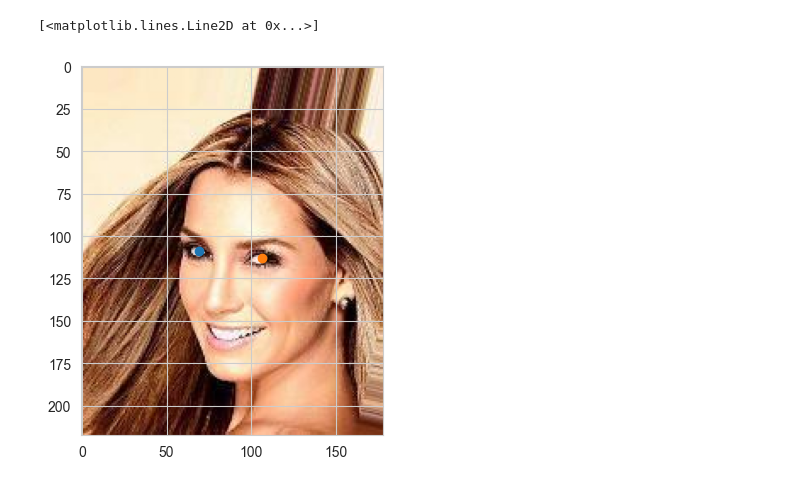
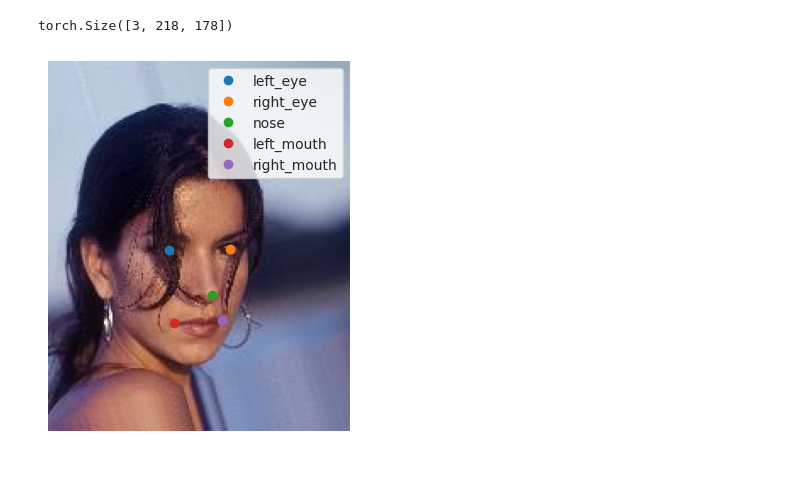
Before and after one commit to mfederici/torch-mist, a Jupyter notebook: docs/notebooks/examples/keypoint_info.ipynb, the cells around one changed output. Saved outputs shown, nothing was run; the diff lists cells and outputs as text; code cells hidden in the pictures.

```diff
--- a/docs/notebooks/examples/keypoint_info.ipynb
+++ b/docs/notebooks/examples/keypoint_info.ipynb
@@ -42,16 +61,33 @@ dataset = CelebA('/data', target_type='landmarks', target_transform=filter_landm
 # %%
 import matplotlib.pyplot as plt
 import seaborn as sns
 sns.set_style('whitegrid')
 
-image, landmarks = dataset[0]
-plt.imshow(image.permute(1,2,0))
+idx = 123
 
-plt.plot(landmarks[0], landmarks[1], 'o')
-plt.plot(landmarks[2], landmarks[3], 'o')
+
+def revert(coord):
+    coord = coord*torch.FloatTensor([218, 178])
+    coord += torch.FloatTensor([218, 178])/2.0
+    return coord
+
+data = dataset[idx]
+plt.imshow(data['image'].permute(1,2,0))
+
+
+for name, value in data.items():
+    if name == 'image':
+        continue
+    value = revert(value)
+
+    plt.plot(value[0],value[1], 'o', label=name)
+
+plt.legend()
+plt.axis('off');
+data['image'].shape
 # %% [output]
-[<matplotlib.lines.Line2D at 0x...>]
+torch.Size([3, 218, 178])
-[figure, old version]
+[figure, new version]
 # %%
 from torch.utils.data import DataLoader
 
```
Also changed, not shown: parts of 21 cells of this notebook, 20 other files.
